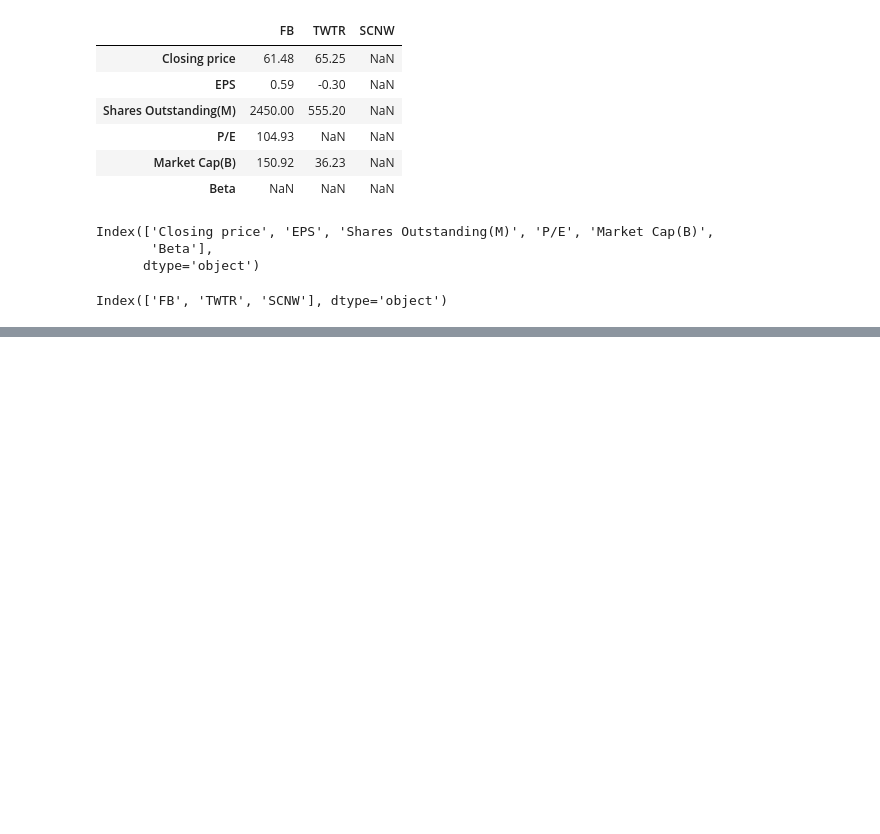
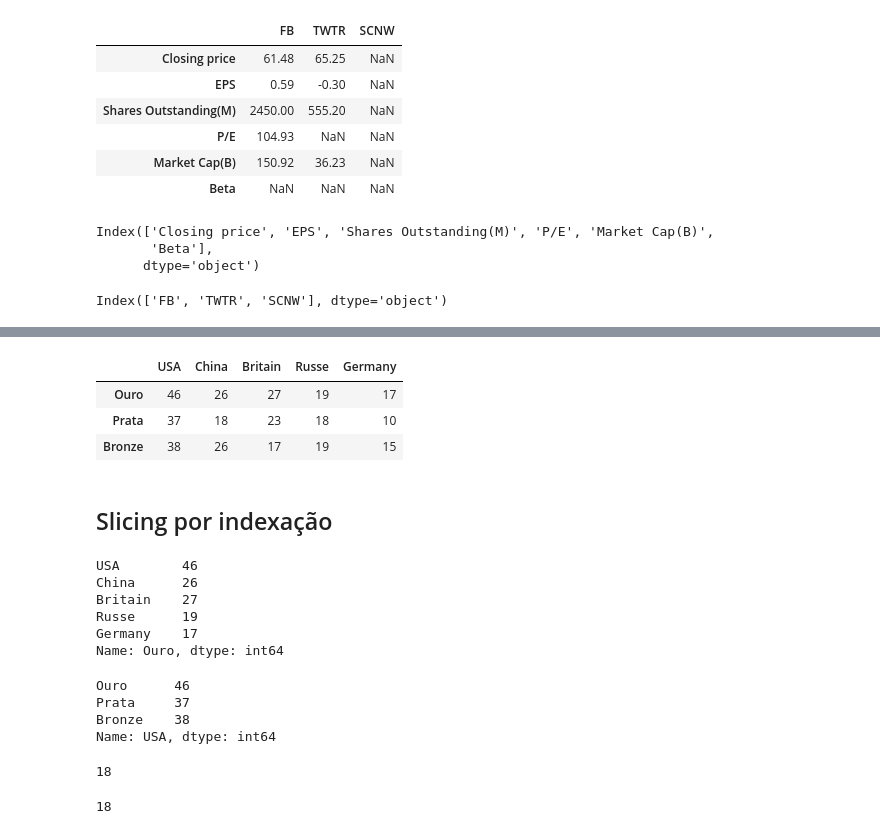
Before and after one commit to michelaap/notebooks, a Jupyter notebook: pandas_dataframes.ipynb, the cells around one changed output, grey strips where cells are left out. Drawn from its saved outputs; the diff is of its cells as text; code cells hidden in the pictures; blank space fills up the shorter version.

```diff
--- a/pandas_dataframes.ipynb
+++ b/pandas_dataframes.ipynb
@@ -71,0 +162,33 @@ Index(['FB', 'TWTR', 'SCNW'], dtype='object')
+# %%
+Rio_2016
+# %% [output]
+|  | USA | China | Britain | Russe | Germany |
+| Ouro | 46 | 26 | 27 | 19 | 17 |
+| Prata | 37 | 18 | 23 | 18 | 10 |
+| Bronze | 38 | 26 | 17 | 19 | 15 |
+# %% [markdown]
+## Slicing por indexação
+# %%
+Rio_2016.loc['Ouro']
+# %% [output]
+USA        46
+China      26
+Britain    27
+Russe      19
+Germany    17
+Name: Ouro, dtype: int64
+# %%
+Rio_2016.loc[:, 'USA']
+# %% [output]
+Ouro      46
+Prata     37
+Bronze    38
+Name: USA, dtype: int64
+# %%
+Rio_2016.loc['Prata', 'China']
+# %% [output]
+18
+# %%
+Rio_2016.loc['Prata']['China']
+# %% [output]
+18
```
Also changed, not shown: parts of 33 cells of this notebook.
